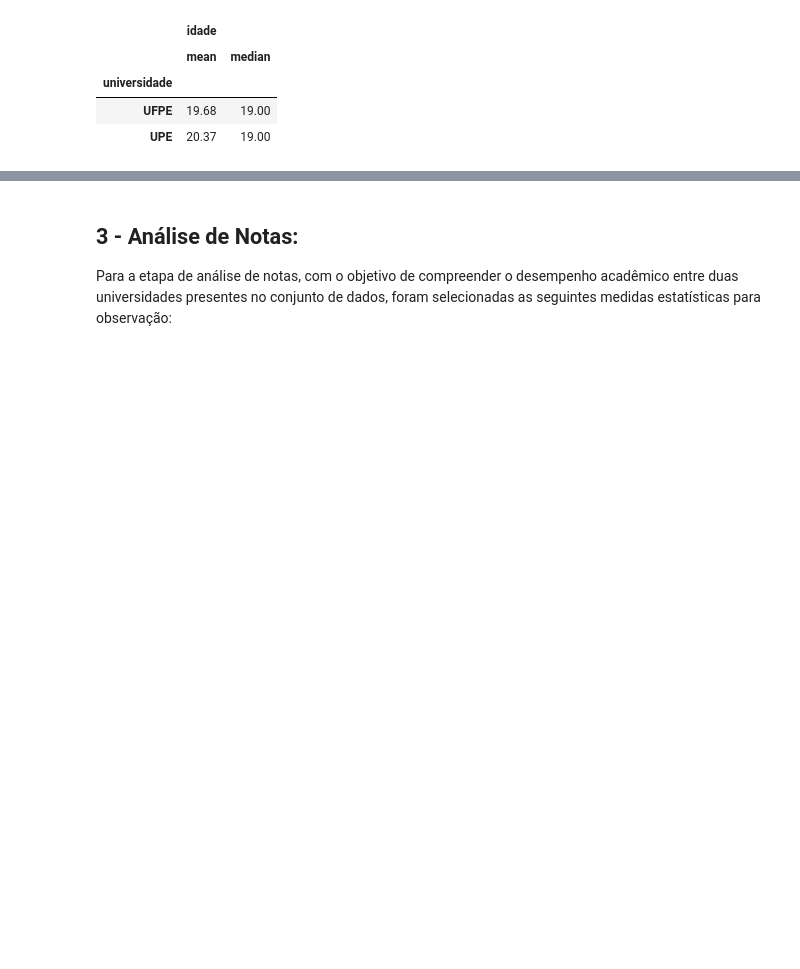
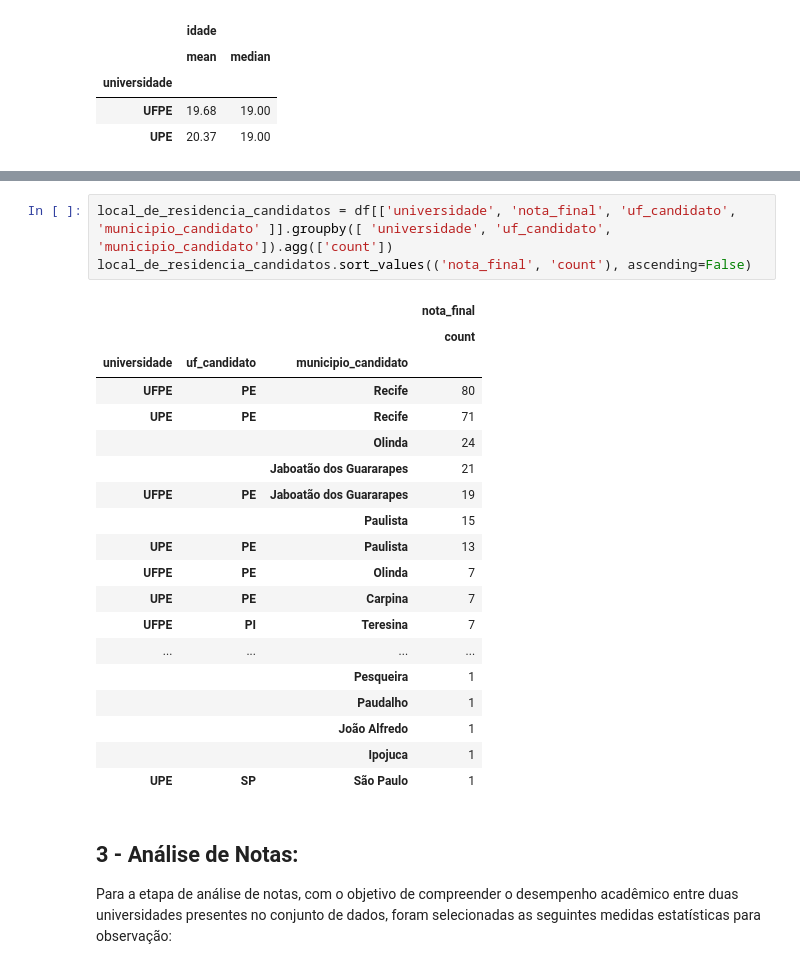
Before and after one commit to pedroohsilva/desempenhos-ENEM-engenharia-computacao-UPE-UFPE-2022, a Jupyter notebook: Análise Exploratória de Dados/Análise Exploratória de Dados.ipynb, the cells around one changed output, grey strips where cells are left out. Saved outputs shown, nothing was run; the diff lists cells and outputs as text; blank space fills up the shorter version.

```diff
--- a/Análise Exploratória de Dados/Análise Exploratória de Dados.ipynb
+++ b/Análise Exploratória de Dados/Análise Exploratória de Dados.ipynb
@@ -144,3 +145,26 @@ df[['idade', 'universidade']].groupby(['universidade']).agg(['mean', 'median'])
+# %%
+local_de_residencia_candidatos = df[['universidade', 'nota_final', 'uf_candidato', 'municipio_candidato' ]].groupby([ 'universidade', 'uf_candidato', 'municipio_candidato']).agg(['count'])
+local_de_residencia_candidatos.sort_values(('nota_final', 'count'), ascending=False)
+# %% [output]
+|  |  |  | nota_final |
+|  |  |  | count |
+| universidade | uf_candidato | municipio_candidato |  |
+| UFPE | PE | Recife | 80 |
+| UPE | PE | Recife | 71 |
+|  |  | Olinda | 24 |
+|  |  | Jaboatão dos Guararapes | 21 |
+| UFPE | PE | Jaboatão dos Guararapes | 19 |
+|  |  | Paulista | 15 |
+| UPE | PE | Paulista | 13 |
+| UFPE | PE | Olinda | 7 |
+| UPE | PE | Carpina | 7 |
+| UFPE | PI | Teresina | 7 |
+| ... | ... | ... | ... |
+|  |  | Pesqueira | 1 |
+|  |  | Paudalho | 1 |
+|  |  | João Alfredo | 1 |
+|  |  | Ipojuca | 1 |
+| UPE | SP | São Paulo | 1 |
 # %% [markdown]
 ## 3 - Análise de Notas:
 
```
Also changed, not shown: parts of 7 cells of this notebook.
